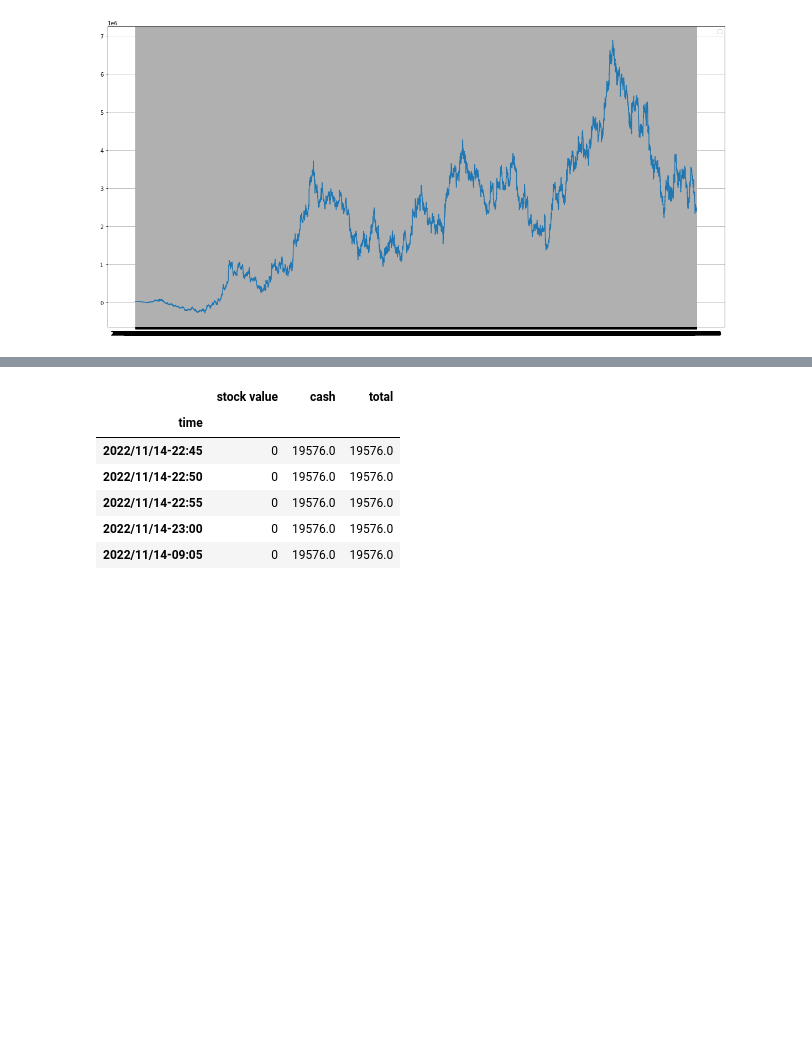
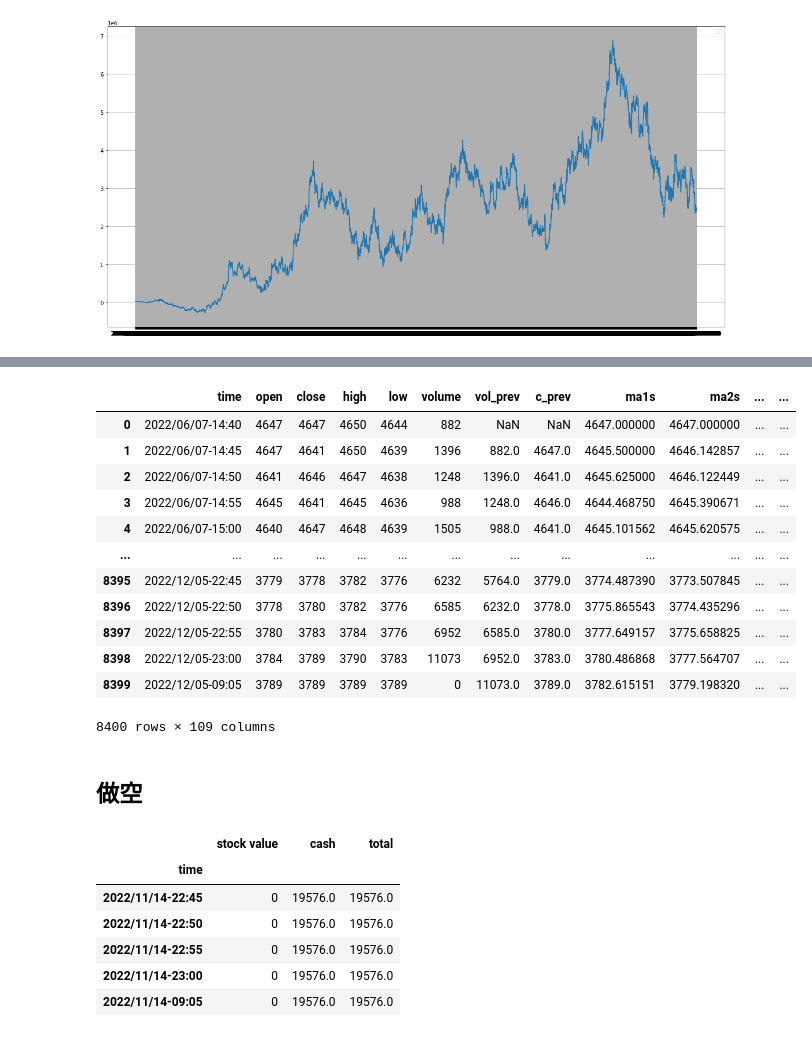
Before and after one commit to nuswgg/quants_qa, a Jupyter notebook: python/Py Quant Trading Practise/测试RB.ipynb, the cells around one changed output, grey strips where cells are left out. Saved outputs shown, nothing was run; the diff lists cells and outputs as text; code cells hidden in the pictures; blank space fills up the shorter version.

Commit message:
write calc_base_data

```diff
--- a/python/Py Quant Trading Practise/测试RB.ipynb
+++ b/python/Py Quant Trading Practise/测试RB.ipynb
@@ -509,0 +514,10 @@ No handles with labels found to put in legend.
+# %%
+rb2301_1204 = pd.read_csv('RB2301 20221204.csv')  # ,dtype={"SSS": int64}
+# %%
+klines = rb2301_1204.filter(['time','open','close','high','low','volume'])
+# %%
+# 对均线的短中长周期设参数
+s1,s2,s3,m1,m2,m3,l1,l2,l3 = 7,13,21,21,34,55,55,89,144
+# %%
+# 对长上影/下影分类  ma_body 的2倍以上就是
+ups,lows = 2,2
@@ -510,3 +683,21 @@ No handles with labels found to put in legend.
+# %%
+calc_base_data(klines)
+# %% [output]
+|  | time | open | close | high | low | volume | vol_prev | c_prev | ma1s | ma2s | ... | ... |
+| 0 | 2022/06/07-14:40 | 4647 | 4647 | 4650 | 4644 | 882 | NaN | NaN | 4647.000000 | 4647.000000 | ... | ... |
+| 1 | 2022/06/07-14:45 | 4647 | 4641 | 4650 | 4639 | 1396 | 882.0 | 4647.0 | 4645.500000 | 4646.142857 | ... | ... |
+| 2 | 2022/06/07-14:50 | 4641 | 4646 | 4647 | 4638 | 1248 | 1396.0 | 4641.0 | 4645.625000 | 4646.122449 | ... | ... |
+| 3 | 2022/06/07-14:55 | 4645 | 4641 | 4645 | 4636 | 988 | 1248.0 | 4646.0 | 4644.468750 | 4645.390671 | ... | ... |
+| 4 | 2022/06/07-15:00 | 4640 | 4647 | 4648 | 4639 | 1505 | 988.0 | 4641.0 | 4645.101562 | 4645.620575 | ... | ... |
+| ... | ... | ... | ... | ... | ... | ... | ... | ... | ... | ... | ... | ... |
+| 8395 | 2022/12/05-22:45 | 3779 | 3778 | 3782 | 3776 | 6232 | 5764.0 | 3779.0 | 3774.487390 | 3773.507845 | ... | ... |
+| 8396 | 2022/12/05-22:50 | 3778 | 3780 | 3782 | 3776 | 6585 | 6232.0 | 3778.0 | 3775.865543 | 3774.435296 | ... | ... |
+| 8397 | 2022/12/05-22:55 | 3780 | 3783 | 3784 | 3776 | 6952 | 6585.0 | 3780.0 | 3777.649157 | 3775.658825 | ... | ... |
+| 8398 | 2022/12/05-23:00 | 3784 | 3789 | 3790 | 3783 | 11073 | 6952.0 | 3783.0 | 3780.486868 | 3777.564707 | ... | ... |
+| 8399 | 2022/12/05-09:05 | 3789 | 3789 | 3789 | 3789 | 0 | 11073.0 | 3789.0 | 3782.615151 | 3779.198320 | ... | ... |
+8400 rows × 109 columns
+# %% [markdown]
+## 做空
 # %%
 initial_cash = 20000
 positions = pd.DataFrame(index = rb_df.index)
```
Also changed, not shown: parts of 6 cells of this notebook, 1 other file.
